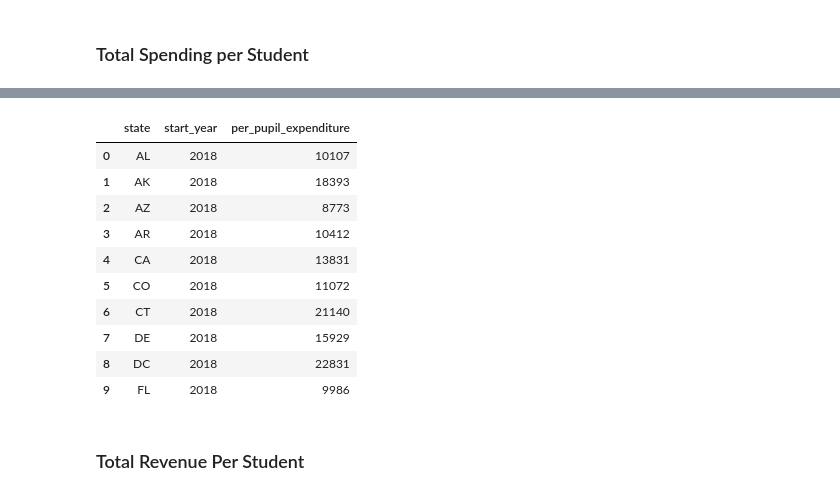
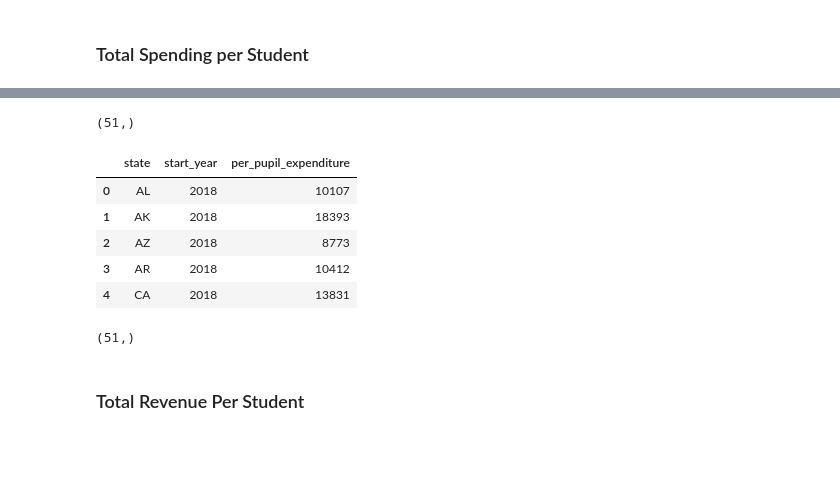
Before and after one commit to adfrisealach/320_final_project, a Jupyter notebook: file_cleanup.ipynb, the cells around one changed output, grey strips where cells are left out. Drawn from its saved outputs; the diff is of its cells as text; code cells hidden in the pictures; blank space fills up the shorter version.

```diff
--- a/file_cleanup.ipynb
+++ b/file_cleanup.ipynb
@@ -17,8 +17,8 @@ pd.set_option('display.float_format', lambda x: '%.2f' % x)
 # %%
 # Read in helper files
 
-# State Full name to abbreviation
-state_dict = pd.read_csv('https://github.com/adfrisealach/msba_320_fp/blob/main/helpers/states.csv?raw=true', header=None, skiprows=1 , index_col=0, squeeze=True).to_dict()
+# Enables State Full Name to Abbreviation
+state_dict = pd.read_csv('https://raw.githubusercontent.com/adfrisealach/List-of-US-States/master/states.csv', header=None, skiprows=1 , index_col=0, squeeze=True).to_dict()
 # %% [markdown]
 Files cleaned in order of perceived importance
 # %% [markdown]
@@ -329,3 +396,7 @@ df.sample(1)
+# %%
+df['State Name'].unique().shape
+# %% [output]
+(51,)
 # %%
 # reshape dataframe
 df = pd.melt(df, id_vars=['State Name'])
@@ -336,26 +407,25 @@ df = df.rename(columns={'State Name':'state', 'variable':'start_year','value':'p
 # trim to desired year digits
 df['start_year'] = df['start_year'].str[:5]
 
-#force state to lowercase
-df['state'] = df['state'].str.upper()
+# convert state dictionary to uppercase values - match dataframe format
+state_dict_upper = {k.upper():v.upper() for k,v in state_dict.items()}
 
 # map state name to state abbreviation
-df['state'] = df['state'].map(state_dict)
+df['state'] = df['state'].map(state_dict_upper)
 # %%
 # Check output
-df.head(10)
+df.head(5)
 # %% [output]
 |  | state | start_year | per_pupil_expenditure |
 | 0 | AL | 2018 | 10107 |
 | 1 | AK | 2018 | 18393 |
 | 2 | AZ | 2018 | 8773 |
 | 3 | AR | 2018 | 10412 |
 | 4 | CA | 2018 | 13831 |
-| 5 | CO | 2018 | 11072 |
-| 6 | CT | 2018 | 21140 |
-| 7 | DE | 2018 | 15929 |
-| 8 | DC | 2018 | 22831 |
-| 9 | FL | 2018 | 9986 |
+# %%
+df.state.unique().shape
+# %% [output]
+(51,)
 # %%
 df.to_csv('./clean/tot_spend_student_state_annual_clean.csv', index=False)
 # %% [markdown]
```
Also changed, not shown: parts of 66 cells of this notebook.
